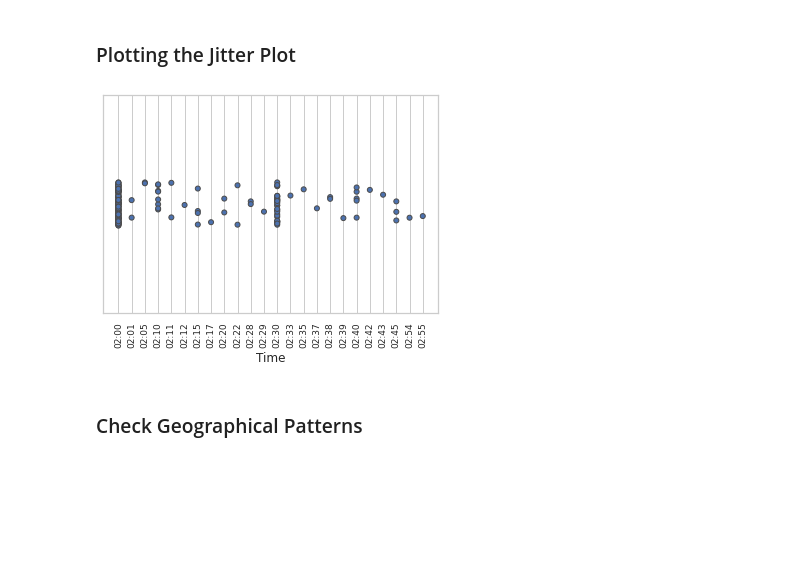
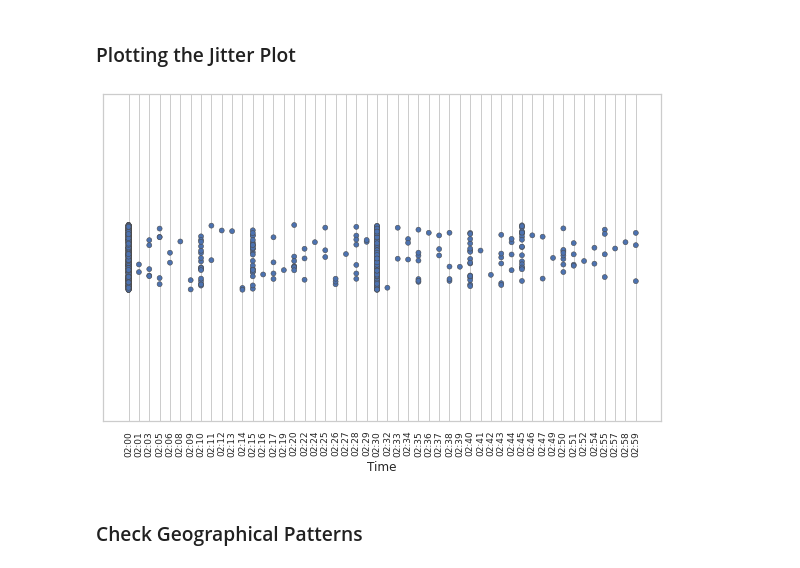
Before and after one commit to Chrypapado/02806-Social-Data-Analysis-and-Visualization, a Jupyter notebook: Exercise3/Exercise3_3.ipynb, the cells around one changed output. Cells and saved outputs as stored; diff of their text form; code cells hidden in the pictures; blank space fills up the shorter version.

```diff
--- a/Exercise3/Exercise3_3.ipynb
+++ b/Exercise3/Exercise3_3.ipynb
@@ -32,7 +34,7 @@ data = data.drop(data[data['Year'] == '2018'].index)
 # %%
 hour_data = data[['Category', 'Year', 'Date', 'Time']]
 hour_data = hour_data[hour_data['Category'] == 'VEHICLE THEFT']
-hour_data = hour_data[hour_data['Date'].str[:2] == '06']
+hour_data = hour_data[hour_data['Date'].str[:2].isin(['05','06','07','08'])]
 hour_data = hour_data[hour_data['Time'].str[:2] == '02']
 hour_data.sort_values('Time', inplace=True)
 hour_data = hour_data.reset_index(drop = True)
@@ -40,12 +42,14 @@ hour_data['Minutes'] = hour_data['Time'].str[3:].astype(int)
 # %% [markdown]
 ### Plotting the Jitter Plot
 # %%
-sns.stripplot(x="Time", data=hour_data, linewidth=1, dodge=True, marker="o")
+fig, axes = plt.subplots(figsize=(10,6))
+
+sns.stripplot(x="Time", data=hour_data, linewidth=0.55, dodge=True, marker="o", ax=axes)
 
 plt.xticks(rotation = 90, fontsize = 9)
 plt.show()
 # %% [output]
-[figure, old version]
+[figure, new version]
 # %% [markdown]
 ### Check Geographical Patterns
 # %%
```
Also changed, not shown: parts of 6 cells of this notebook, 4 other files.
